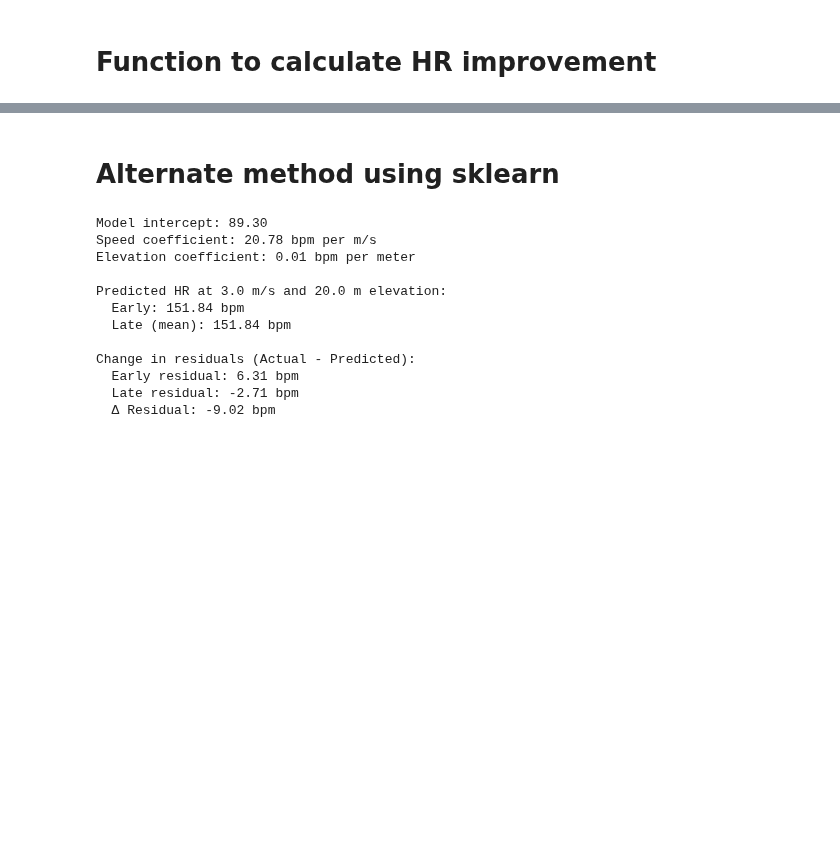
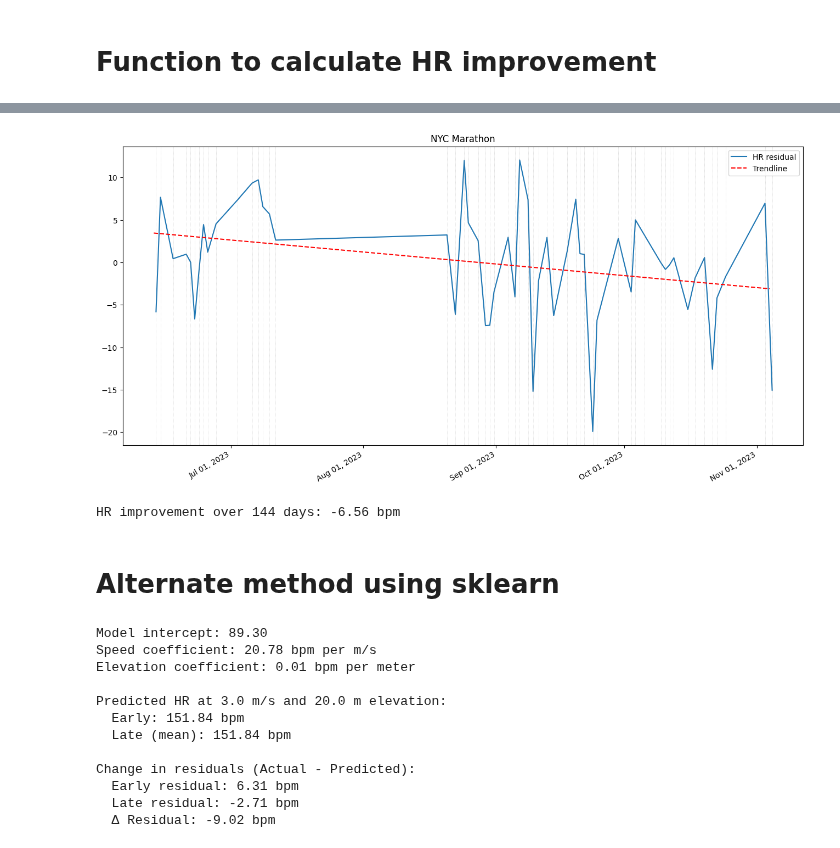
Before and after one commit to ionox0/Runs, a Jupyter notebook: hr_improvment.ipynb, the cells around one changed output, grey strips where cells are left out. Cells and saved outputs as stored; diff of their text form; code cells hidden in the pictures; blank space fills up the shorter version.

```diff
--- a/hr_improvment.ipynb
+++ b/hr_improvment.ipynb
@@ -86,3 +87,8 @@ HR improvement over 94 days: -11.43 bpm
+# %%
+plot_hr_improvement('2023-06-01', '2023-11-05', title='NYC Marathon')
+# %% [output]
+[figure, added]
+HR improvement over 144 days: -6.56 bpm
 # %% [markdown]
 # Alternate method using sklearn
 # %%
```
Also changed, not shown: parts of 6 cells of this notebook.
